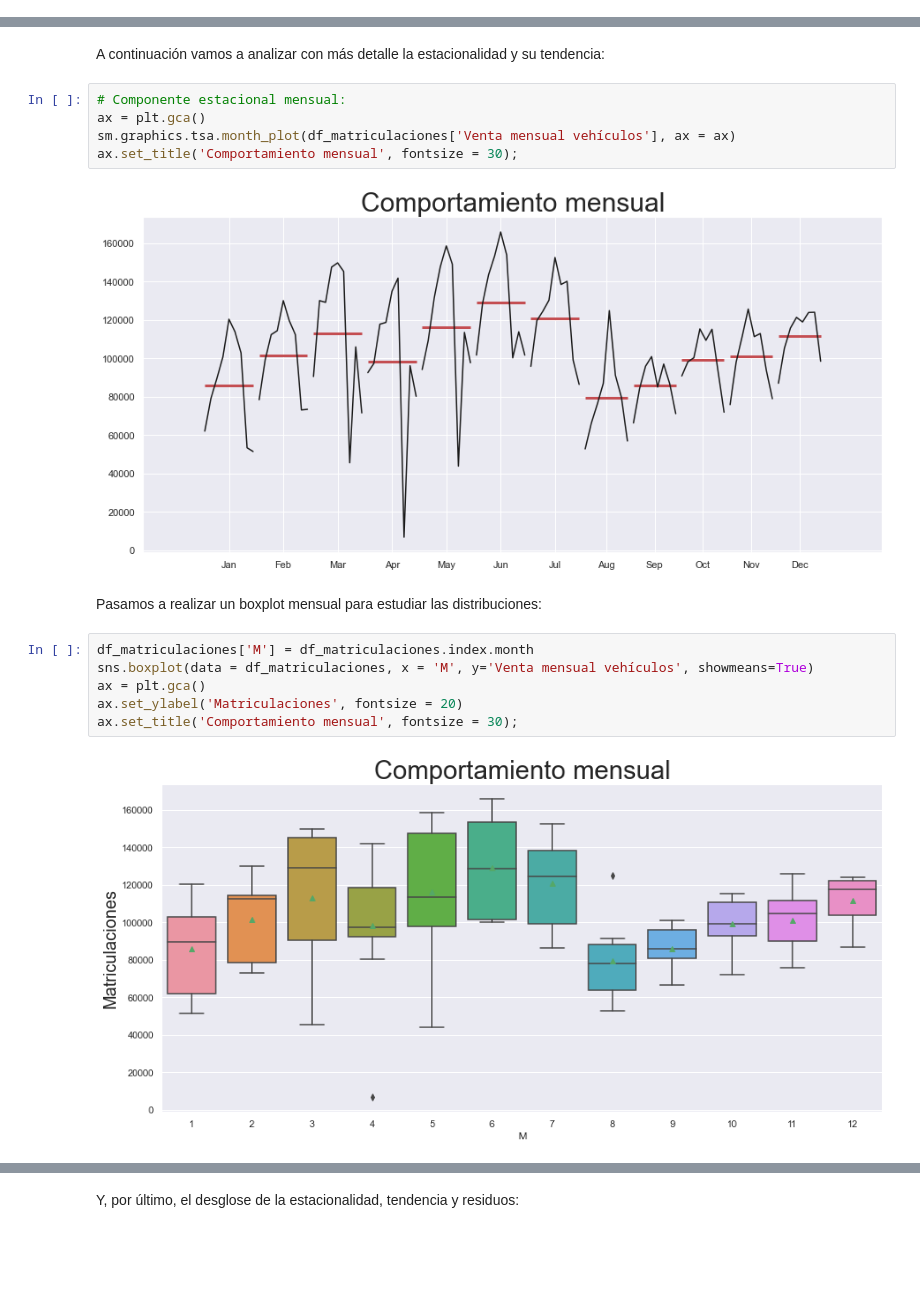
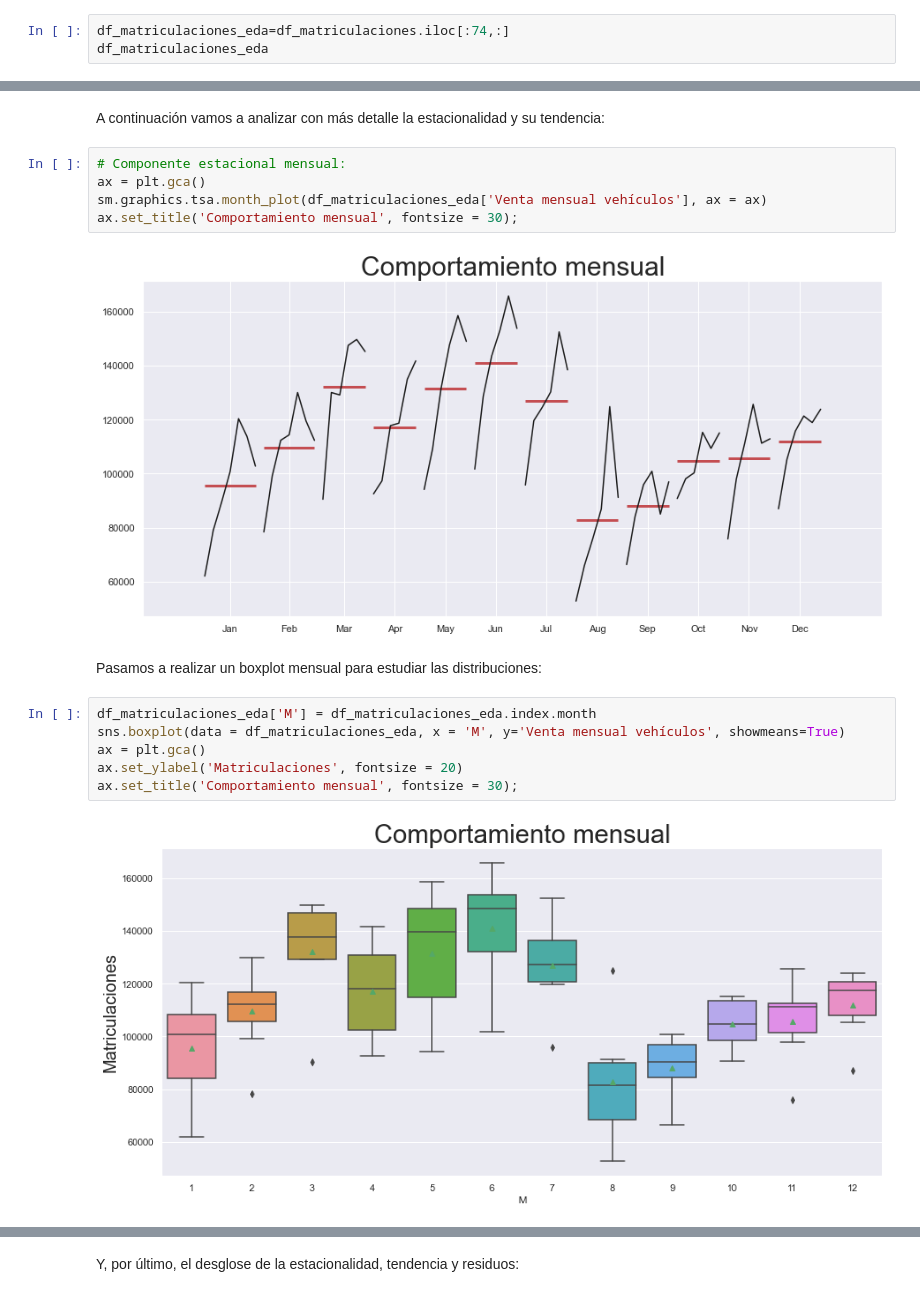
Before and after one commit to algoriv92/TFM, a Jupyter notebook: notebooks/df_matriculaciones.ipynb, the cells around one changed output, grey strips where cells are left out. Saved outputs shown, nothing was run; the diff lists cells and outputs as text; blank space fills up the shorter version.

```diff
--- a/notebooks/df_matriculaciones.ipynb
+++ b/notebooks/df_matriculaciones.ipynb
@@ -136,0 +141,3 @@ A continuación, analizaremos la estacionalidad mediante:
+# %%
+df_matriculaciones_eda=df_matriculaciones.iloc[:74,:]
+df_matriculaciones_eda
@@ -168,17 +230,17 @@ A continuación vamos a analizar con más detalle la estacionalidad y su tendenc
 # %%
 # Componente estacional mensual:
 ax = plt.gca()
-sm.graphics.tsa.month_plot(df_matriculaciones['Venta mensual vehículos'], ax = ax)
+sm.graphics.tsa.month_plot(df_matriculaciones_eda['Venta mensual vehículos'], ax = ax)
 ax.set_title('Comportamiento mensual', fontsize = 30);
 # %% [output]
-[figure, old version]
+[figure, new version]
 # %% [markdown]
 Pasamos a realizar un boxplot mensual para estudiar las distribuciones:
 # %%
-df_matriculaciones['M'] = df_matriculaciones.index.month
-sns.boxplot(data = df_matriculaciones, x = 'M', y='Venta mensual vehículos', showmeans=True)
+df_matriculaciones_eda['M'] = df_matriculaciones_eda.index.month
+sns.boxplot(data = df_matriculaciones_eda, x = 'M', y='Venta mensual vehículos', showmeans=True)
 ax = plt.gca()
 ax.set_ylabel('Matriculaciones', fontsize = 20)
 ax.set_title('Comportamiento mensual', fontsize = 30);
 # %% [output]
-[figure, old version]
+[figure, new version]
```
Also changed, not shown: parts of 35 cells of this notebook, 39 other files.
